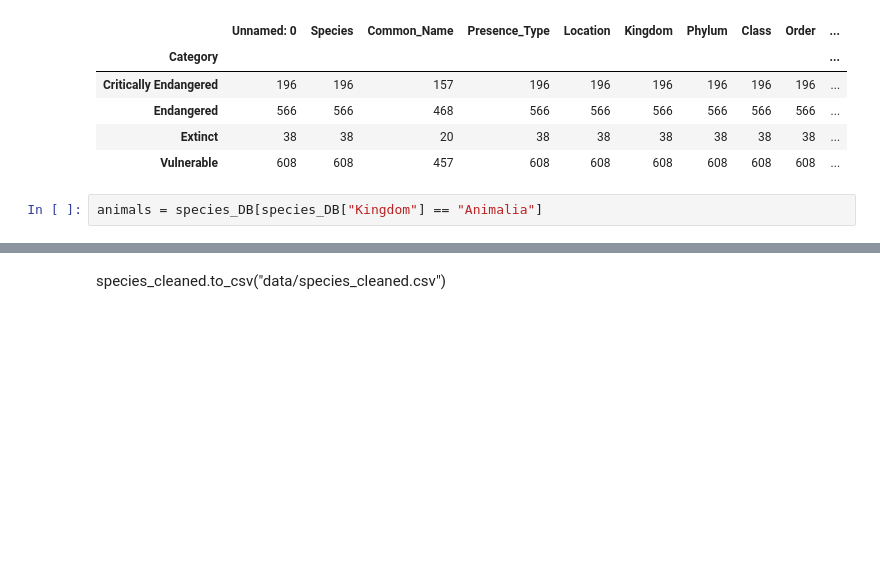
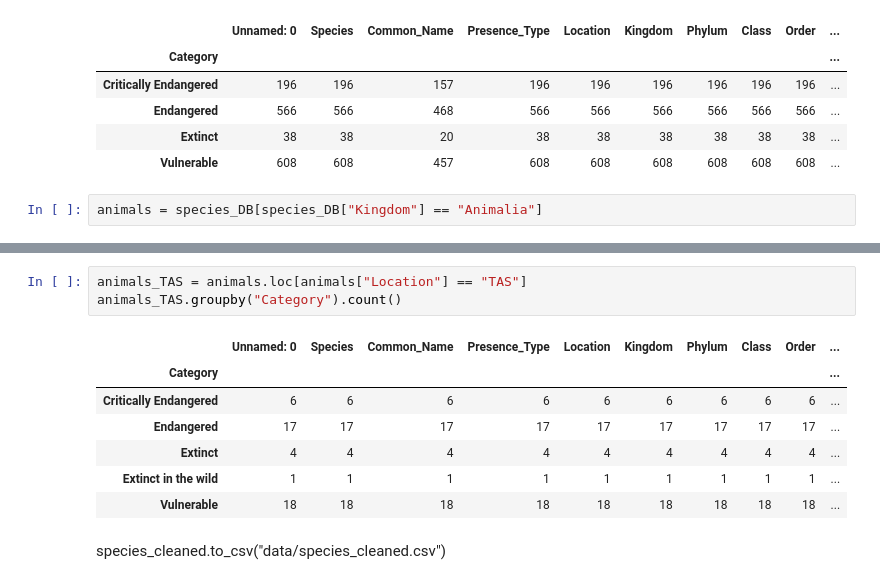
Before and after one commit to AmyAndersson/Project-2, a Jupyter notebook: notebook_cleaning/Spc_Clean2-Copy1.ipynb, the cells around one changed output, grey strips where cells are left out. Saved outputs shown, nothing was run; the diff lists cells and outputs as text; blank space fills up the shorter version.

```diff
--- a/notebook_cleaning/Spc_Clean2-Copy1.ipynb
+++ b/notebook_cleaning/Spc_Clean2-Copy1.ipynb
@@ -75,2 +96,13 @@ animals.groupby("Category").count()
+# %%
+animals_TAS = animals.loc[animals["Location"] == "TAS"]
+animals_TAS.groupby("Category").count()
+# %% [output]
+|  | Unnamed: 0 | Species | Common_Name | Presence_Type | Location | Kingdom | Phylum | Class | Order | ... |
+| Category |  |  |  |  |  |  |  |  |  | ... |
+| Critically Endangered | 6 | 6 | 6 | 6 | 6 | 6 | 6 | 6 | 6 | ... |
+| Endangered | 17 | 17 | 17 | 17 | 17 | 17 | 17 | 17 | 17 | ... |
+| Extinct | 4 | 4 | 4 | 4 | 4 | 4 | 4 | 4 | 4 | ... |
+| Extinct in the wild | 1 | 1 | 1 | 1 | 1 | 1 | 1 | 1 | 1 | ... |
+| Vulnerable | 18 | 18 | 18 | 18 | 18 | 18 | 18 | 18 | 18 | ... |
 # %% [markdown]
 species_cleaned.to_csv("data/species_cleaned.csv")
```
Also changed, not shown: parts of 16 cells of this notebook, 3 other files.
